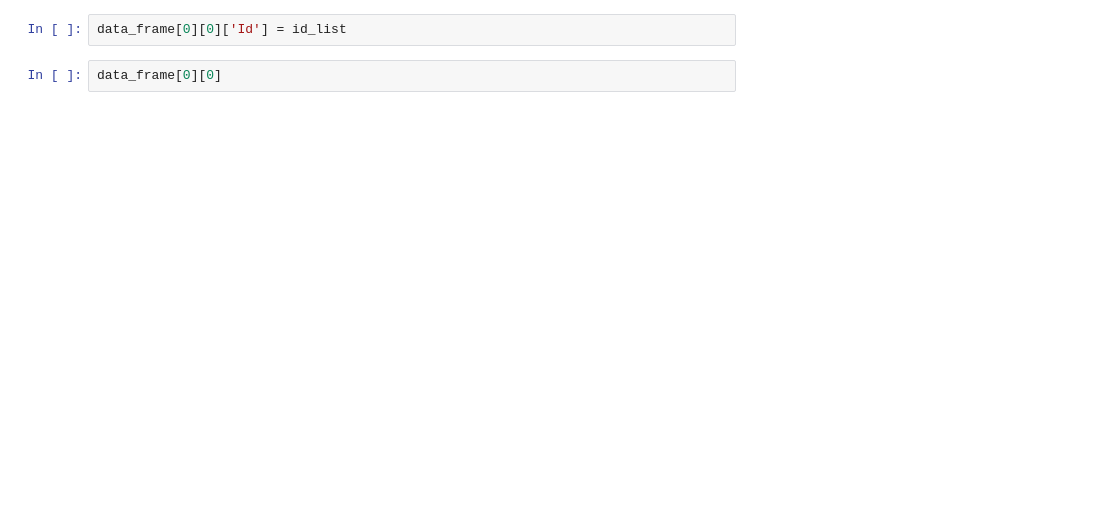
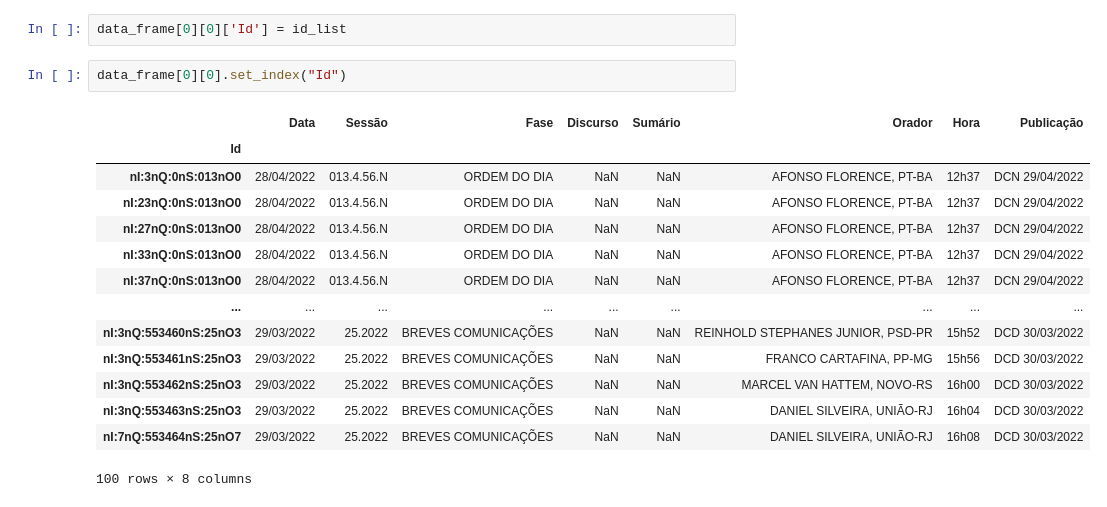
Before and after one commit to samilagarrido/OpenSpeech, a Jupyter notebook: dados.ipynb, the cells around one changed output. Cells and saved outputs as stored; diff of their text form; blank space fills up the shorter version.

```diff
--- a/dados.ipynb
+++ b/dados.ipynb
@@ -131,7 +225,22 @@ id_list
 # %%
 data_frame[0][0]['Id'] = id_list
 # %%
-data_frame[0][0]
+data_frame[0][0].set_index("Id")
+# %% [output]
+|  | Data | Sessão | Fase | Discurso | Sumário | Orador | Hora | Publicação |
+| Id |  |  |  |  |  |  |  |  |
+| nI:3nQ:0nS:013nO0 | 28/04/2022 | 013.4.56.N | ORDEM DO DIA | NaN | NaN | AFONSO FLORENCE, PT-BA | 12h37 | DCN 29/04/2022 |
+| nI:23nQ:0nS:013nO0 | 28/04/2022 | 013.4.56.N | ORDEM DO DIA | NaN | NaN | AFONSO FLORENCE, PT-BA | 12h37 | DCN 29/04/2022 |
+| nI:27nQ:0nS:013nO0 | 28/04/2022 | 013.4.56.N | ORDEM DO DIA | NaN | NaN | AFONSO FLORENCE, PT-BA | 12h37 | DCN 29/04/2022 |
+| nI:33nQ:0nS:013nO0 | 28/04/2022 | 013.4.56.N | ORDEM DO DIA | NaN | NaN | AFONSO FLORENCE, PT-BA | 12h37 | DCN 29/04/2022 |
+| nI:37nQ:0nS:013nO0 | 28/04/2022 | 013.4.56.N | ORDEM DO DIA | NaN | NaN | AFONSO FLORENCE, PT-BA | 12h37 | DCN 29/04/2022 |
+| ... | ... | ... | ... | ... | ... | ... | ... | ... |
+| nI:3nQ:553460nS:25nO3 | 29/03/2022 | 25.2022 | BREVES COMUNICAÇÕES | NaN | NaN | REINHOLD STEPHANES JUNIOR, PSD-PR | 15h52 | DCD 30/03/2022 |
+| nI:3nQ:553461nS:25nO3 | 29/03/2022 | 25.2022 | BREVES COMUNICAÇÕES | NaN | NaN | FRANCO CARTAFINA, PP-MG | 15h56 | DCD 30/03/2022 |
+| nI:3nQ:553462nS:25nO3 | 29/03/2022 | 25.2022 | BREVES COMUNICAÇÕES | NaN | NaN | MARCEL VAN HATTEM, NOVO-RS | 16h00 | DCD 30/03/2022 |
+| nI:3nQ:553463nS:25nO3 | 29/03/2022 | 25.2022 | BREVES COMUNICAÇÕES | NaN | NaN | DANIEL SILVEIRA, UNIÃO-RJ | 16h04 | DCD 30/03/2022 |
+| nI:7nQ:553464nS:25nO7 | 29/03/2022 | 25.2022 | BREVES COMUNICAÇÕES | NaN | NaN | DANIEL SILVEIRA, UNIÃO-RJ | 16h08 | DCD 30/03/2022 |
+100 rows × 8 columns
 # %%
 for col in data_frame[0][0]:
     print(data_frame[0][0][col].unique())
```
Also changed, not shown: parts of 11 cells of this notebook.
